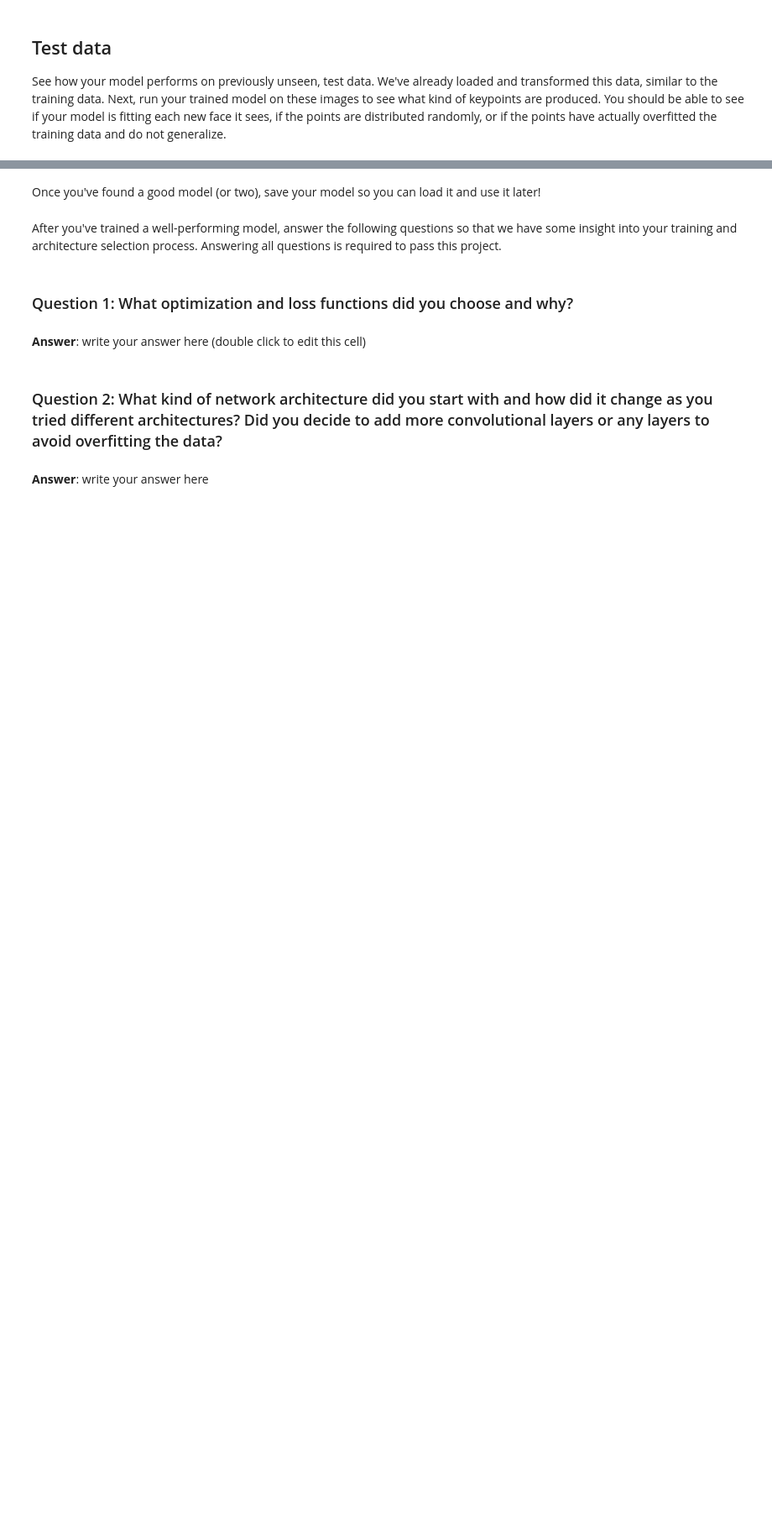
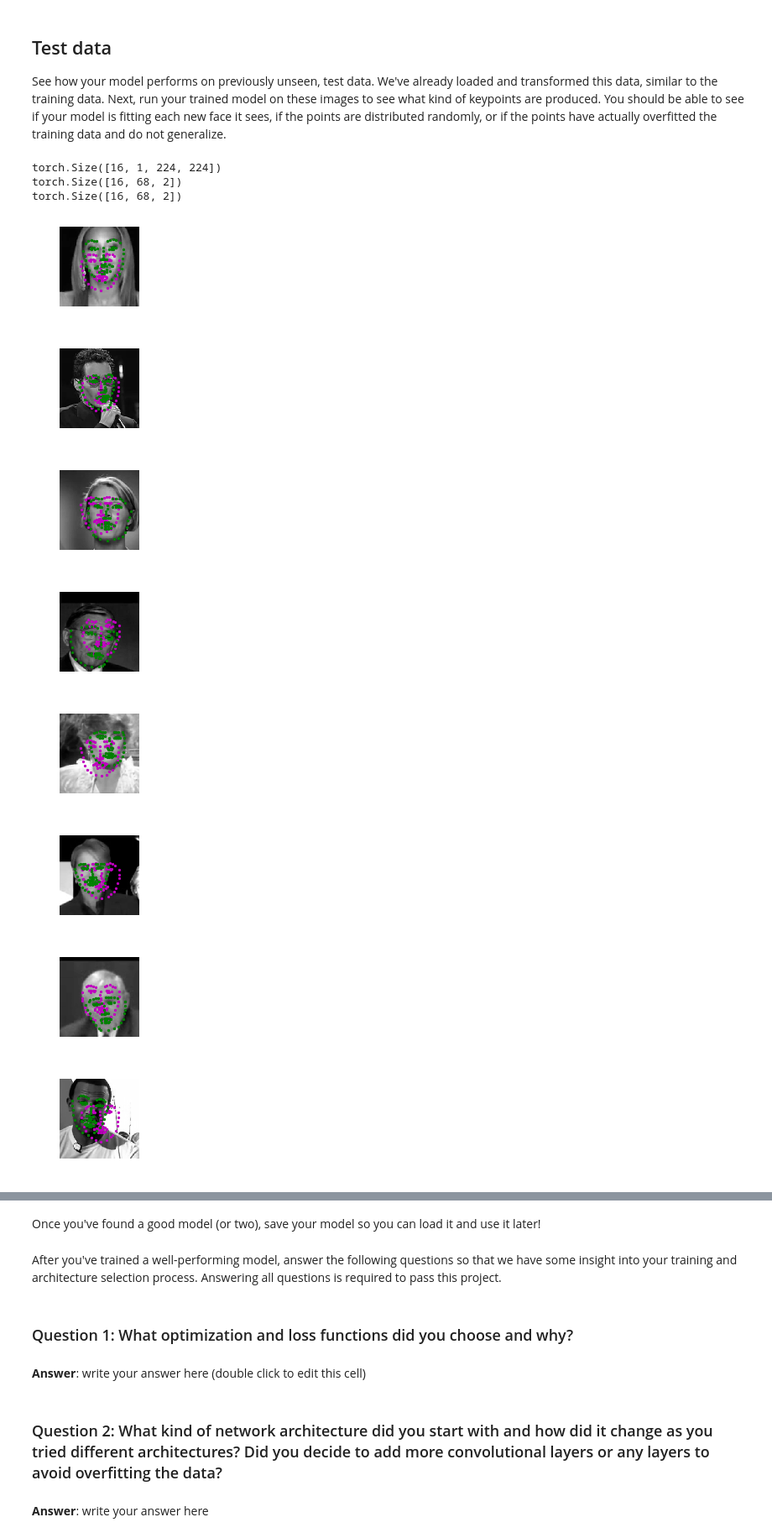
Before and after one commit to le773/ud120-projects, a Jupyter notebook: CVP1FacialKeypoints/2. Define the Network Architecture.ipynb, the cells around one changed output, grey strips where cells are left out. Shown at 84% size. Drawn from its saved outputs; the diff is of its cells as text; code cells hidden in the pictures; blank space fills up the shorter version.

Commit message:
add CVP1FacialKeypoints
Signed-off-by: TLLANO <TLLANO@163.com>

```diff
--- a/CVP1FacialKeypoints/2. Define the Network Architecture.ipynb
+++ b/CVP1FacialKeypoints/2. Define the Network Architecture.ipynb
@@ -196,8 +193,8 @@ To visualize this test data, we have to go through some un-transformation steps
 # AND apply the data_transform you defined above
 
 # create the transformed dataset
-test_dataset = FacialKeypointsDataset(csv_file=os.getcwd() + '/../data/FacialKeypoints/training_frames_keypoints.csv',
-                                             root_dir=os.getcwd() + '/../data/FacialKeypoints/training/',
+test_dataset = FacialKeypointsDataset(csv_file=os.getcwd() + '/../data/FacialKeypoints/test_frames_keypoints.csv',
+                                             root_dir=os.getcwd() + '/../data/FacialKeypoints/test/',
                                              transform=data_transform)
 # %%
 # load test data in batches
@@ -406,8 +430,20 @@ test_images, test_outputs, gt_pts = net_sample_output()
 print(test_images.data.size())
 print(test_outputs.data.size())
 print(gt_pts.size())
+# %% [output]
+torch.Size([16, 1, 224, 224])
+torch.Size([16, 68, 2])
+torch.Size([16, 68, 2])
 # %%
 ## TODO: visualize your test output
 # you can use the same function as before, by un-commenting the line below:
-
-# visualize_output(test_images, test_outputs, gt_pts)
+visualize_output(test_images, test_outputs, gt_pts)
+# %% [output]
+[figure, added]
+[figure, added]
+[figure, added]
+[figure, added]
+[figure, added]
+[figure, added]
+[figure, added]
+[figure, added]
```
Also changed, not shown: parts of 13 cells of this notebook, 4 other files.
